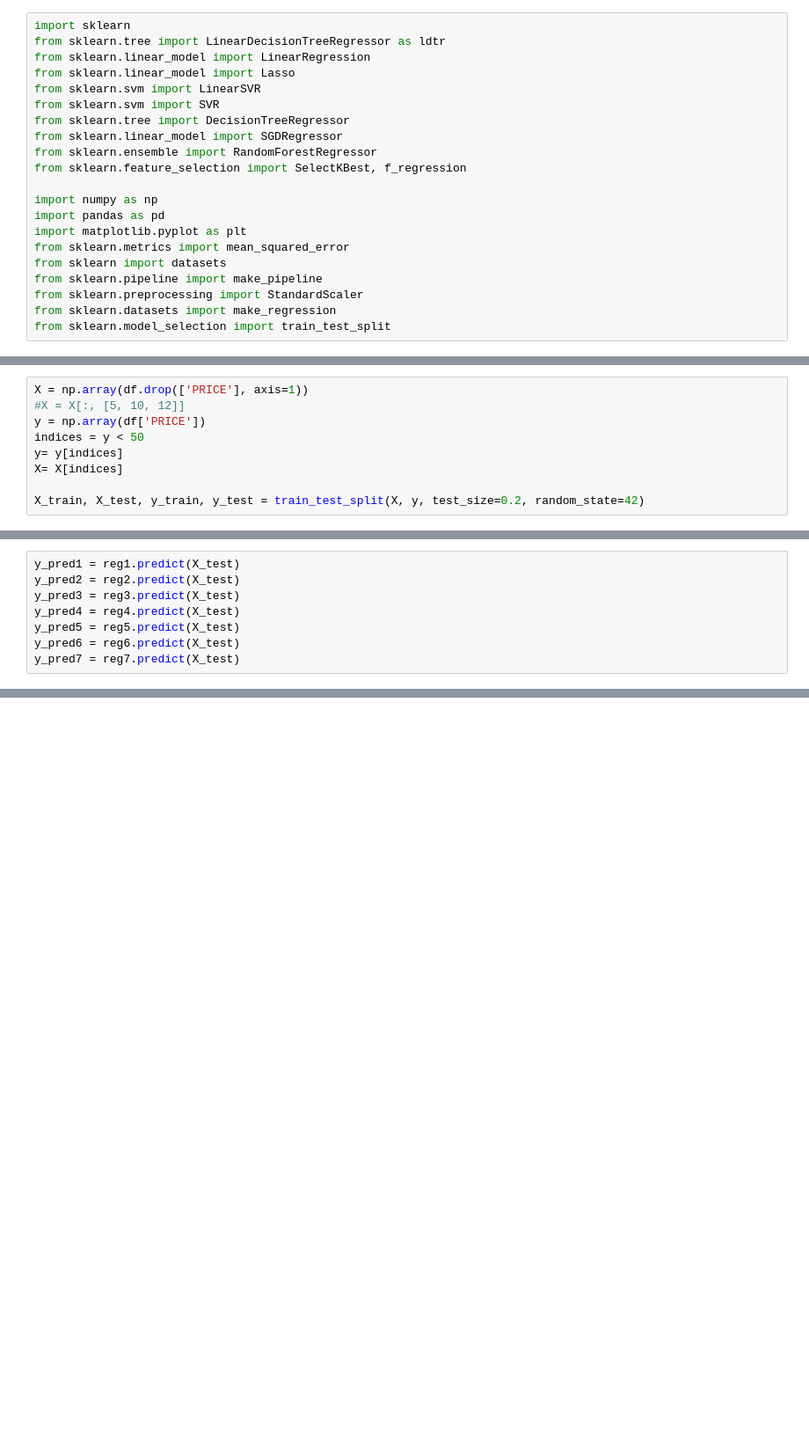
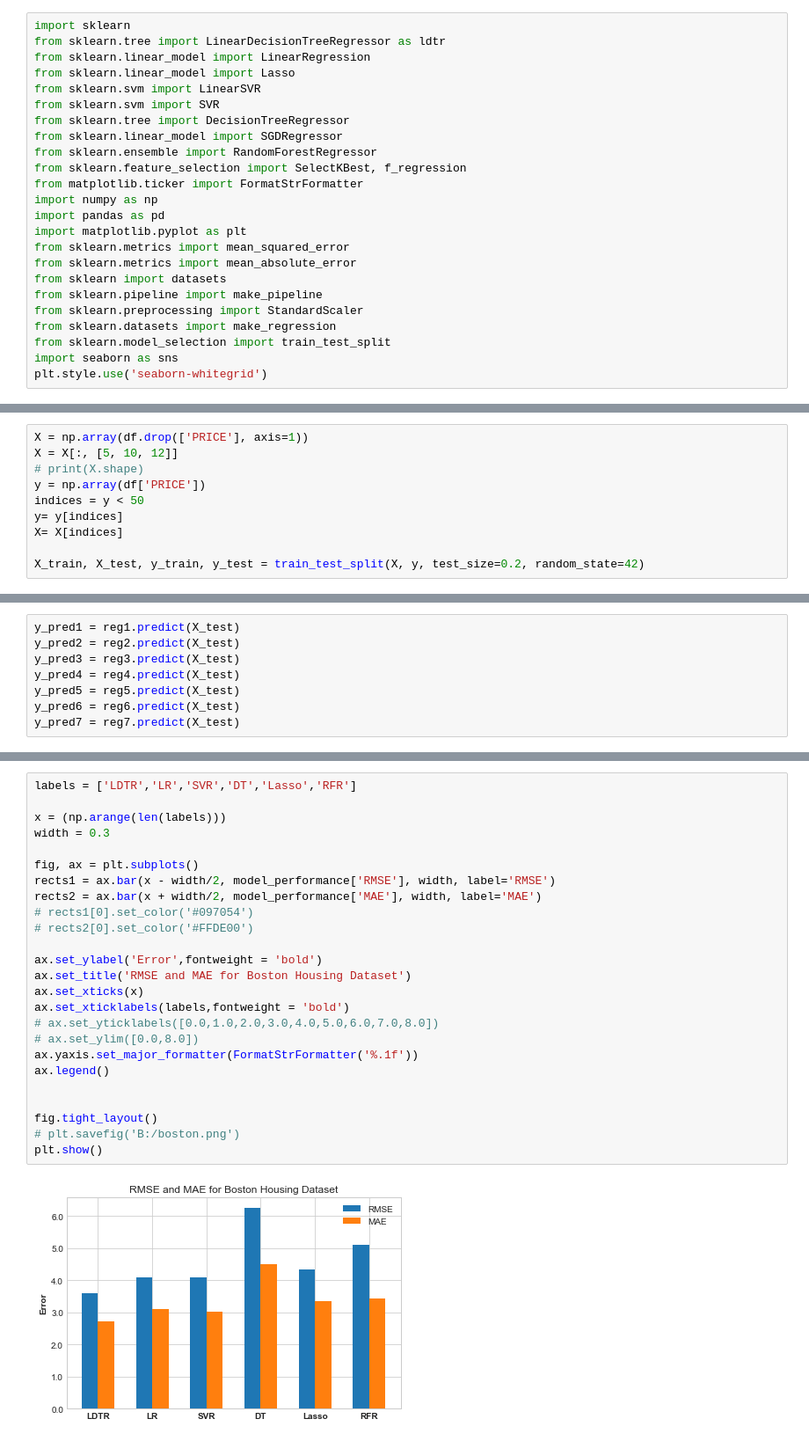
Before and after one commit to Nihal2000/sklearn-dev-0.0, a Jupyter notebook: test_0.2.ipynb, the cells around one changed output, grey strips where cells are left out. Shown at 88% size. Drawn from its saved outputs; the diff is of its cells as text; blank space fills up the shorter version.

```diff
--- a/test_0.2.ipynb
+++ b/test_0.2.ipynb
@@ -9,16 +9,19 @@ from sklearn.tree import DecisionTreeRegressor
 from sklearn.linear_model import SGDRegressor
 from sklearn.ensemble import RandomForestRegressor
 from sklearn.feature_selection import SelectKBest, f_regression
-
+from matplotlib.ticker import FormatStrFormatter
 import numpy as np
 import pandas as pd
 import matplotlib.pyplot as plt
 from sklearn.metrics import mean_squared_error
+from sklearn.metrics import mean_absolute_error
 from sklearn import datasets
 from sklearn.pipeline import make_pipeline
 from sklearn.preprocessing import StandardScaler
 from sklearn.datasets import make_regression
 from sklearn.model_selection import train_test_split
+import seaborn as sns
+plt.style.use('seaborn-whitegrid')
 # %%
 from sklearn.datasets import load_boston
 boston=load_boston()
@@ -65,7 +68,8 @@ df.corr()
 | PRICE | -0.388305 | 0.360445 | -0.483725 | 0.175260 | -0.427321 | 0.695360 | -0.376955 | 0.249929 | -0.381626 | -0.468536 | -0.507787 | ... |
 # %%
 X = np.array(df.drop(['PRICE'], axis=1))
-#X = X[:, [5, 10, 12]]
+X = X[:, [5, 10, 12]]
+# print(X.shape)
 y = np.array(df['PRICE'])
 indices = y < 50
 y= y[indices]
@@ -141,3 +191,30 @@ Mean squared error: 25.70
+# %%
+labels = ['LDTR','LR','SVR','DT','Lasso','RFR']
+
+x = (np.arange(len(labels)))
+width = 0.3
+
+fig, ax = plt.subplots()
+rects1 = ax.bar(x - width/2, model_performance['RMSE'], width, label='RMSE')
+rects2 = ax.bar(x + width/2, model_performance['MAE'], width, label='MAE')
+# rects1[0].set_color('#097054')
+# rects2[0].set_color('#FFDE00')
+
+ax.set_ylabel('Error',fontweight = 'bold')
+ax.set_title('RMSE and MAE for Boston Housing Dataset')
+ax.set_xticks(x)
+ax.set_xticklabels(labels,fontweight = 'bold')
+# ax.set_yticklabels([0.0,1.0,2.0,3.0,4.0,5.0,6.0,7.0,8.0])
+# ax.set_ylim([0.0,8.0])
+ax.yaxis.set_major_formatter(FormatStrFormatter('%.1f'))
+ax.legend()
+
+
+fig.tight_layout()
+# plt.savefig('B:/boston.png')
+plt.show()
+# %% [output]
+[figure, added]
 # %%
 for i in range(X_train.shape[1]):
     plt.scatter(X_train[:, i], y_train,  color='black')
```
Also changed, not shown: parts of 8 cells of this notebook, 4 other files.
